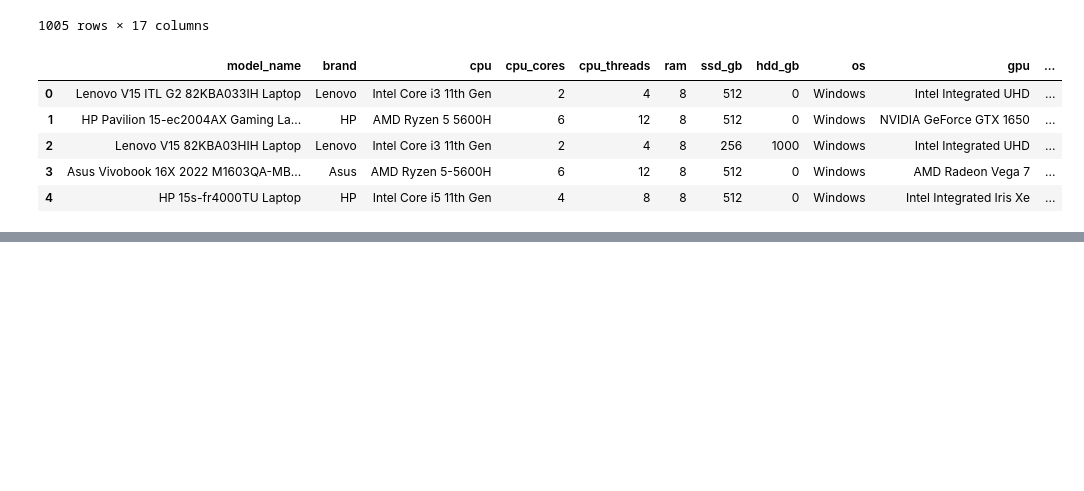
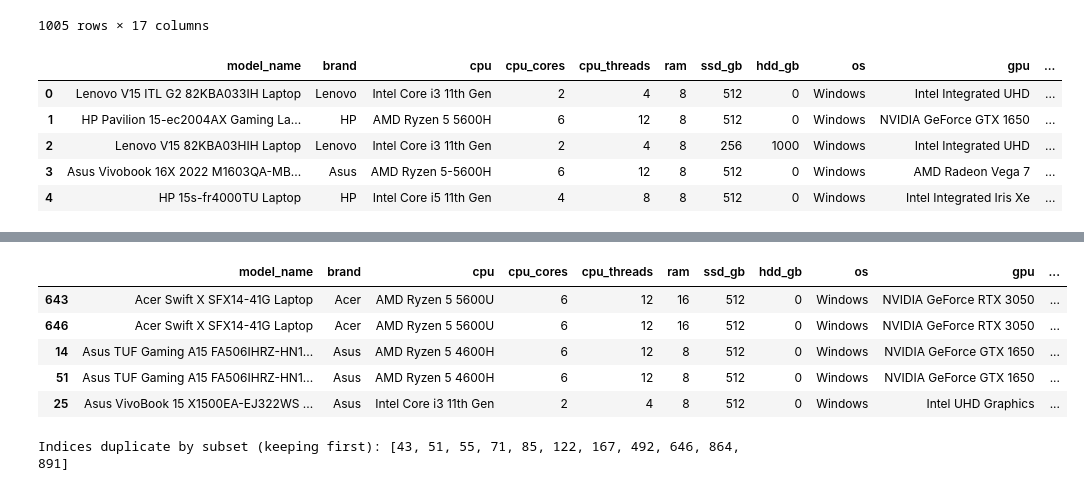
Before and after one commit to waellejmi/laptop-sales-agent, a Jupyter notebook: pre_processing/augment.ipynb, the cells around one changed output, grey strips where cells are left out. Drawn from its saved outputs; the diff is of its cells as text; code cells hidden in the pictures; blank space fills up the shorter version.

Commit message:
Laptop dataset ready
s

```diff
--- a/pre_processing/augment.ipynb
+++ b/pre_processing/augment.ipynb
@@ -92,0 +109,8 @@ df['cpu'] = df['cpu'].apply(normalize_cpu)
+# %%
+df.at[129, "cpu"] = "Intel Core i7 10th Gen"
+df.at[355, "cpu"] = "Intel Core i5 12th Gen"
+df.at[555, "cpu"] = "Intel Core i7 12th Gen"
+df.at[822, "cpu"] = "Intel Core i3 11th Gen"
+
+df.loc[[129, 166, 555, 822], ["model_name", "brand", "cpu"]]
+#
@@ -142,0 +178,4 @@ df.head()
+# %%
+subset_cols = ["model_name","brand","cpu","ram","ssd_gb","hdd_gb"]
+dupes = df.groupby(subset_cols).size().reset_index(name="count").query("count>1").sort_values("count", ascending=False)
+dupes.head(15)
@@ -142,0 +195,14 @@ df.head()
+# %%
+df[df.duplicated(subset=subset_cols, keep=False)].sort_values(subset_cols).head()
+# %% [output]
+|  | model_name | brand | cpu | cpu_cores | cpu_threads | ram | ssd_gb | hdd_gb | os | gpu | ... |
+| 643 | Acer Swift X SFX14-41G Laptop | Acer | AMD Ryzen 5 5600U | 6 | 12 | 16 | 512 | 0 | Windows | NVIDIA GeForce RTX 3050 | ... |
+| 646 | Acer Swift X SFX14-41G Laptop | Acer | AMD Ryzen 5 5600U | 6 | 12 | 16 | 512 | 0 | Windows | NVIDIA GeForce RTX 3050 | ... |
+| 14 | Asus TUF Gaming A15 FA506IHRZ-HN1... | Asus | AMD Ryzen 5 4600H | 6 | 12 | 8 | 512 | 0 | Windows | NVIDIA GeForce GTX 1650 | ... |
+| 51 | Asus TUF Gaming A15 FA506IHRZ-HN1... | Asus | AMD Ryzen 5 4600H | 6 | 12 | 8 | 512 | 0 | Windows | NVIDIA GeForce GTX 1650 | ... |
+| 25 | Asus VivoBook 15 X1500EA-EJ322WS ... | Asus | Intel Core i3 11th Gen | 2 | 4 | 8 | 512 | 0 | Windows | Intel UHD Graphics | ... |
+# %%
+subset_dup_indices = df.index[df.duplicated(subset=subset_cols)].tolist()
+print("Indices duplicate by subset (keeping first):", subset_dup_indices)
+# %% [output]
+Indices duplicate by subset (keeping first): [43, 51, 55, 71, 85, 122, 167, 492, 646, 864, 891]
```
Also changed, not shown: parts of 6 cells of this notebook, 1 other file.
